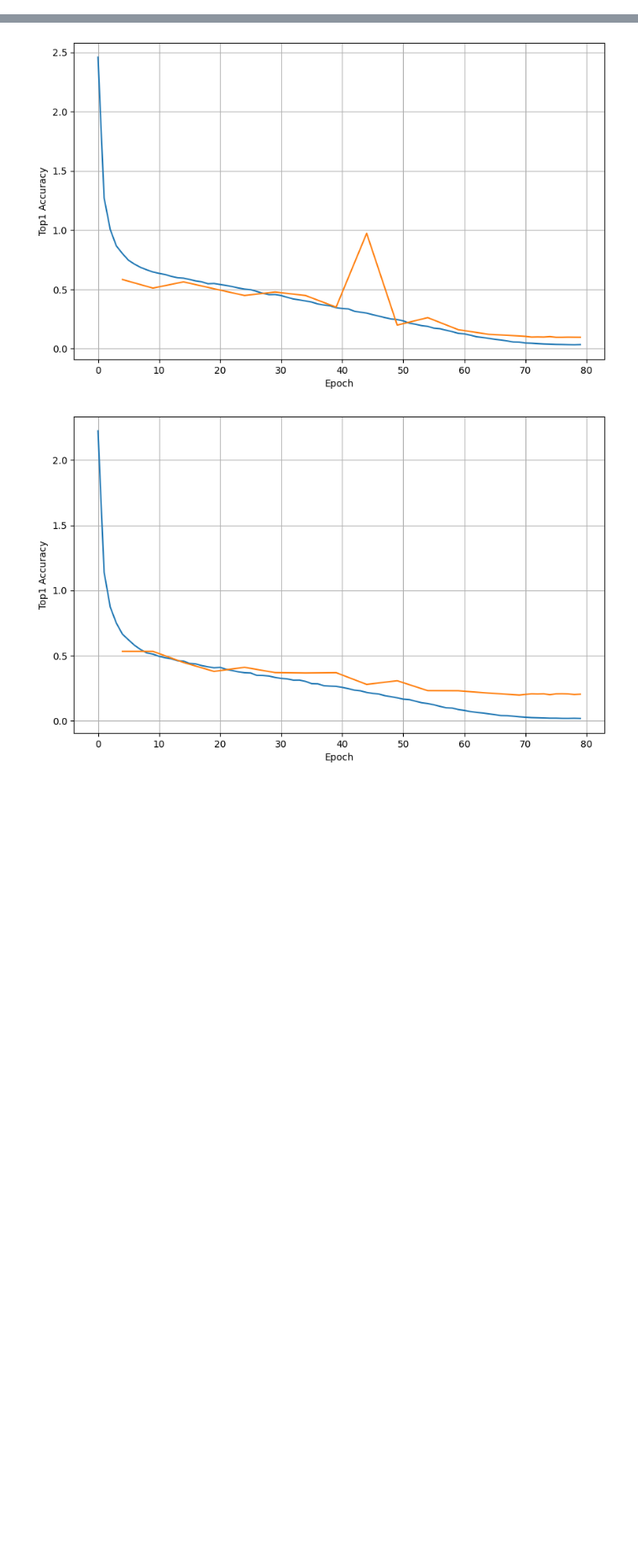
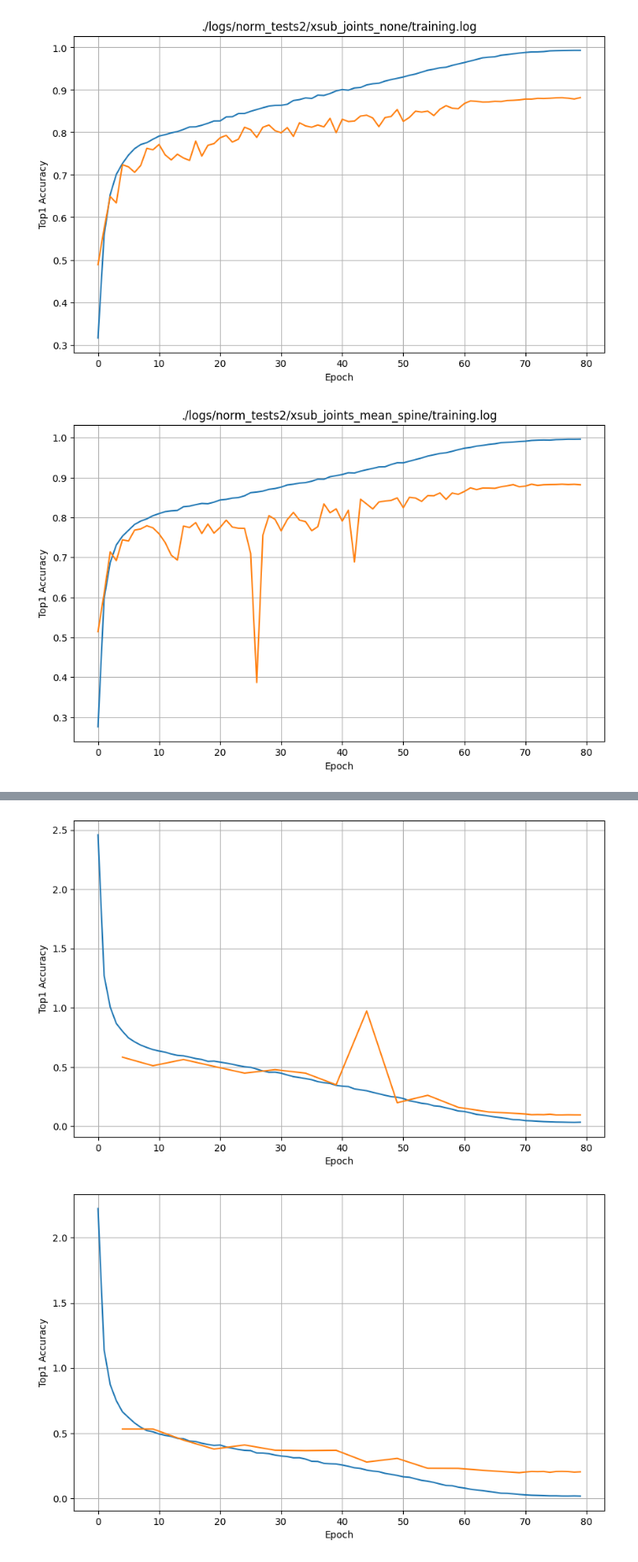
Before and after one commit to BarnyK/SkeletonActionClassification, a Jupyter notebook: source/training_graphs.ipynb, the cells around one changed output, grey strips where cells are left out. Shown: that part at 84% size. Saved outputs shown, nothing was run; the diff lists cells and outputs as text; code cells hidden in the pictures; blank space fills up the shorter version.

```diff
--- a/source/training_graphs.ipynb
+++ b/source/training_graphs.ipynb
@@ -36,3 +40,17 @@ def plot_losses(filename):
     plt.xlabel("Epoch")
     plt.ylabel("Top1 Accuracy")
     plt.show()
+# %%
+def plt_multiple(folder):
+    files= [os.path.join(root, file) for root, subdir, files in os.walk(folder) for file in files if file == "training.log"]
+    files = sorted(files, key=os.path.getmtime)
+    for file in files:
+        plot_losses(file)
+
+def print_results(folder):
+    files= [(root,os.path.join(root, file)) for root, subdir, files in os.walk(folder) for file in files if file == "training.log"]
+    files = sorted(files, key= lambda x: os.path.getmtime(x[1]))
+    for root, file in files:
+        train_stats, train_times, eval_stats, eval_times= parse_line(file)
+        max_acc = max(eval_stats, key=lambda x:x[3])
+        print(f"{root:<50} {max_acc[3]}")
@@ -38,0 +67,5 @@ def plot_losses(filename):
+# %%
+plt_multiple("./logs/norm_tests2")
+# %% [output]
+[figure, added]
+[figure, added]
```
Also changed, not shown: parts of 7 cells of this notebook, 2 other files.
